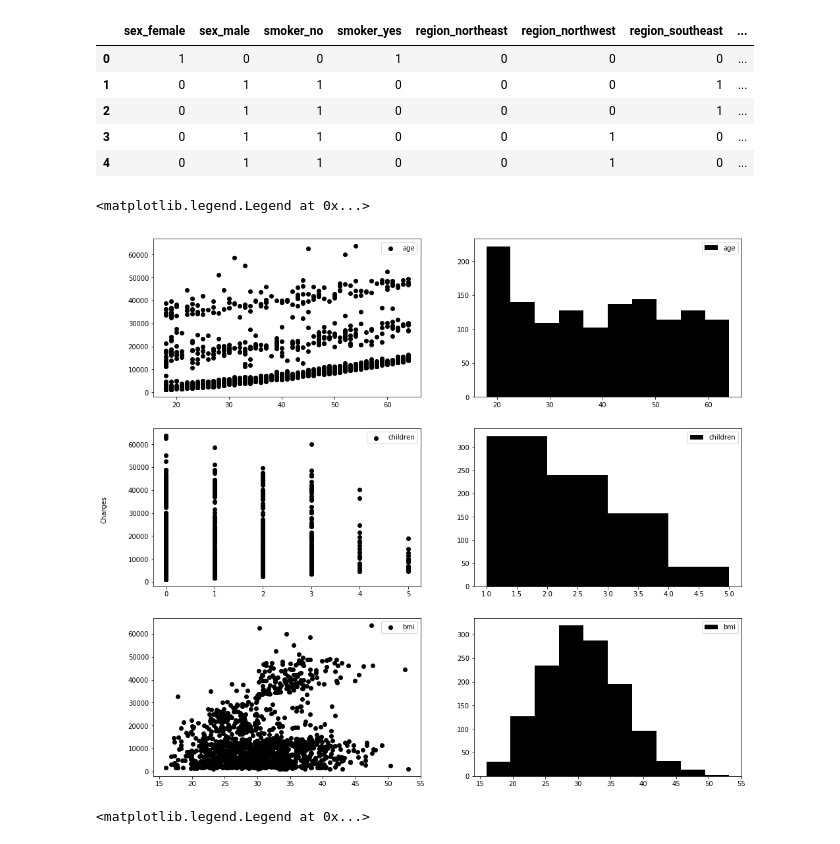
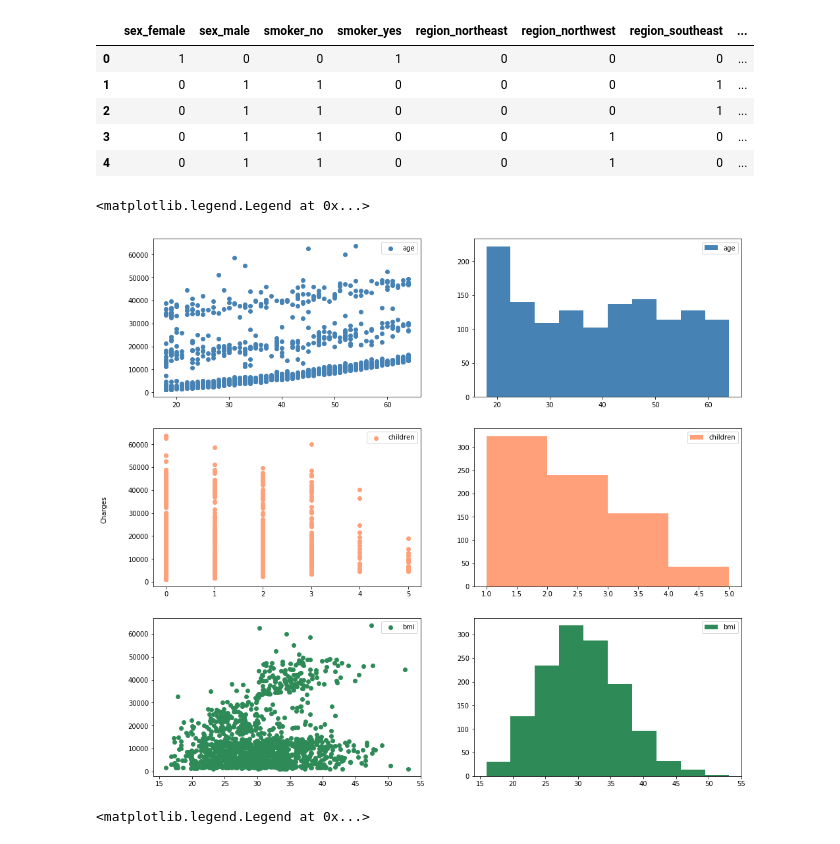
Before and after one commit to Thiagobc23/Practice, a Jupyter notebook: Python/05_correlation_lin_regression/02_regression_models.ipynb, the cells around one changed output. Drawn from its saved outputs; the diff is of its cells as text; code cells hidden in the pictures.

```diff
--- a/Python/05_correlation_lin_regression/02_regression_models.ipynb
+++ b/Python/05_correlation_lin_regression/02_regression_models.ipynb
@@ -36,35 +36,35 @@ insurance.head()
 # %%
 #plt.scatter(insurance['bmi'], insurance['charges'], label= 'bmi', color='blue')
 fig = plt.figure(figsize=(16, 15))
 
 fig.text(0.06, 0.5, 'Charges', ha='center', va='center', rotation='vertical')
 
 ax1 = fig.add_subplot(321)
-ax1.scatter(insurance['age'], insurance['charges'], label= 'age', color='black')
+ax1.scatter(insurance['age'], insurance['charges'], label= 'age', color='#4682B4')
 ax1.legend()
 
 ax1 = fig.add_subplot(322)
-ax1.hist(insurance['age'], label= 'age', color='black')
+ax1.hist(insurance['age'], label= 'age', color='#4682B4')
 ax1.legend()
 
 ax3 = fig.add_subplot(323)
-ax3.scatter(insurance['children'], insurance['charges'], label= 'children', color='black')
+ax3.scatter(insurance['children'], insurance['charges'], label= 'children', color='#FFA07A')
 ax3.legend()
 
 ax1 = fig.add_subplot(324)
-ax1.hist(insurance['children'], label= 'children', bins=[1,2,3,4,5], color='black')
+ax1.hist(insurance['children'], label= 'children', bins=[1,2,3,4,5], color='#FFA07A')
 ax1.legend()
 
 ax2 = fig.add_subplot(325)
-ax2.scatter(insurance['bmi'], insurance['charges'], label= 'bmi', color='black')
+ax2.scatter(insurance['bmi'], insurance['charges'], label= 'bmi', color='#2E8B57')
 ax2.legend()
 
 ax1 = fig.add_subplot(326)
-ax1.hist(insurance['bmi'], label= 'bmi', color='black')
+ax1.hist(insurance['bmi'], label= 'bmi', color='#2E8B57')
 ax1.legend()
 # %% [output]
 <matplotlib.legend.Legend at 0x...>
-[figure, old version]
+[figure, new version]
 # %%
 fig = plt.figure(figsize=(8, 15))
 
```
Also changed, not shown: parts of 10 cells of this notebook.
